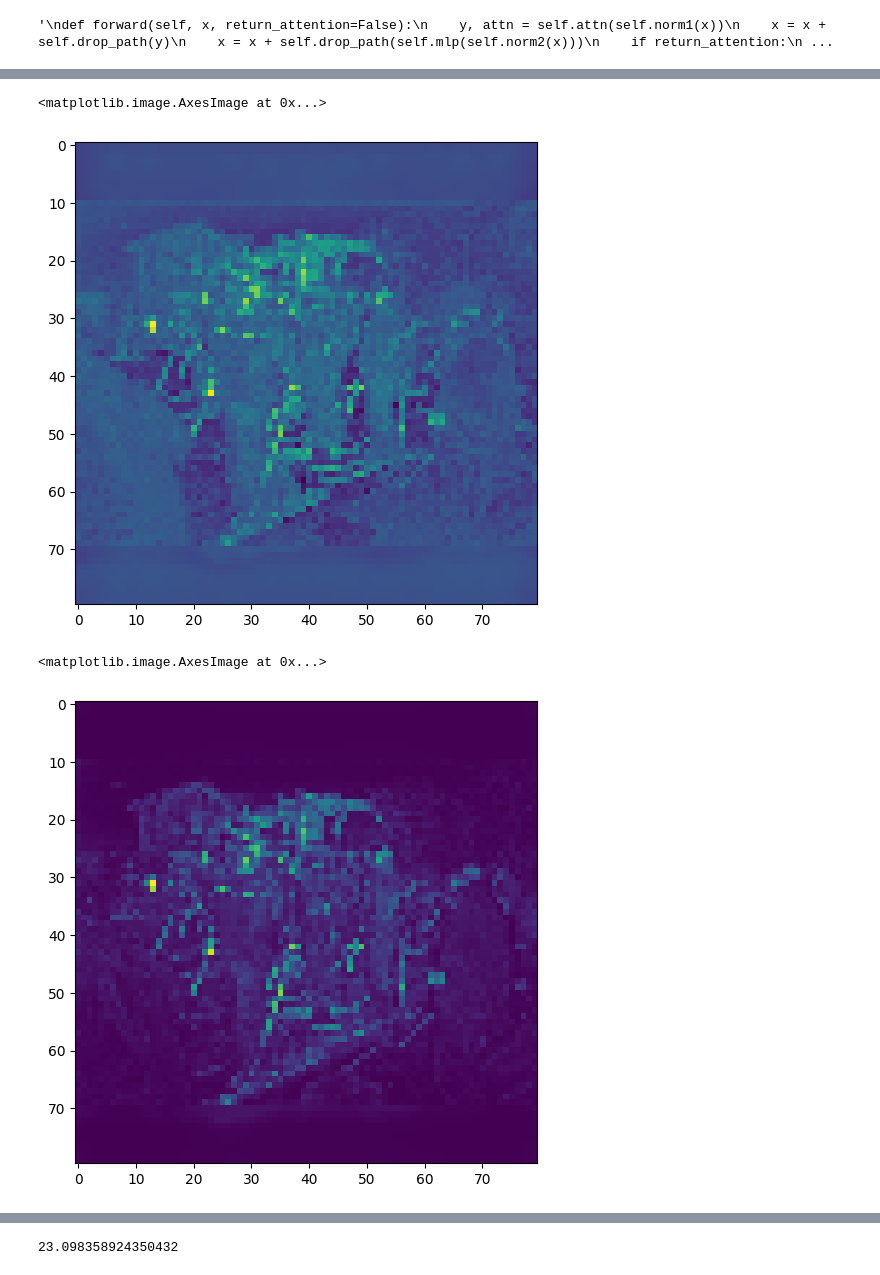
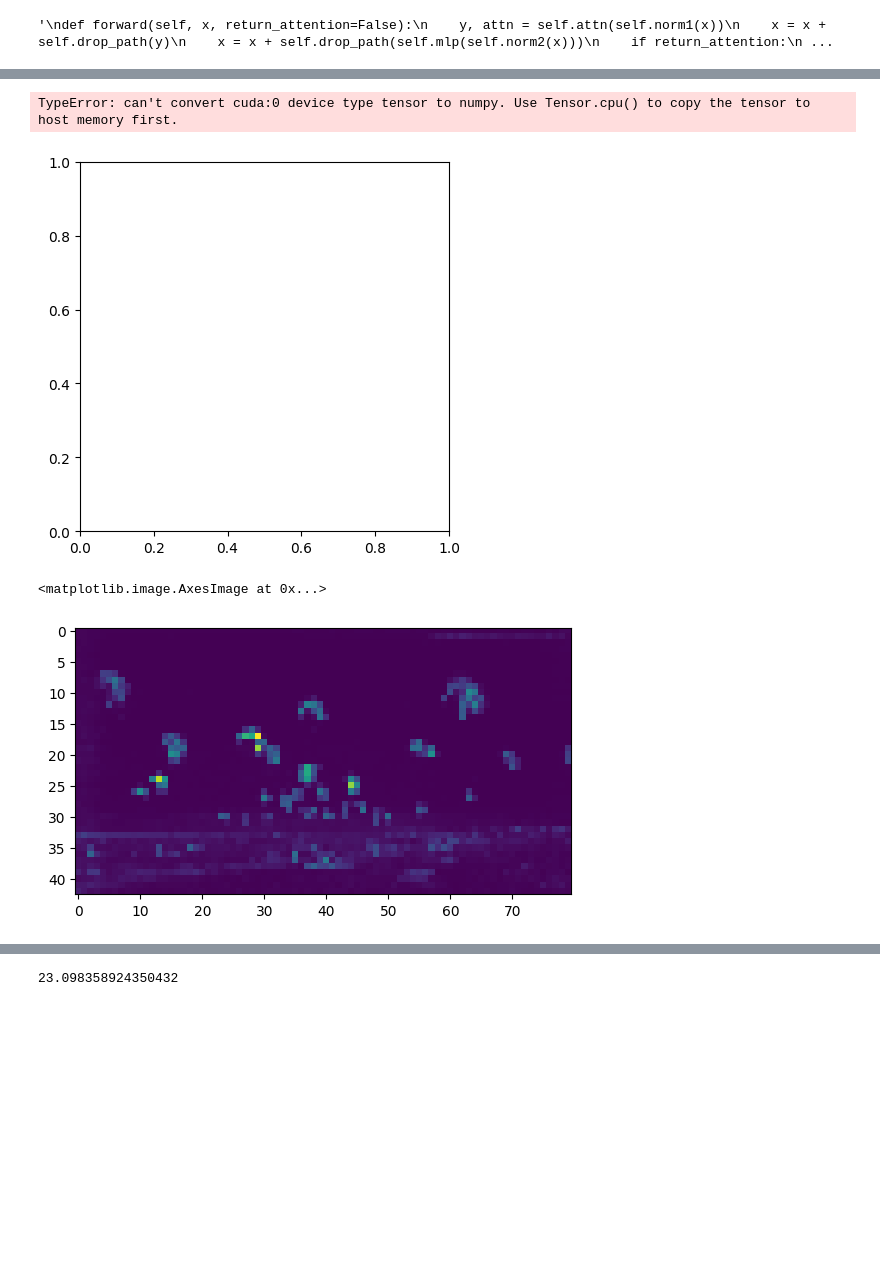
Before and after one commit to gkstlsgp3as/DETR_WSOD, a Jupyter notebook: tools/visualization_ref.ipynb, the cells around one changed output, grey strips where cells are left out. Cells and saved outputs as stored; diff of their text form; code cells hidden in the pictures; blank space fills up the shorter version.

```diff
--- a/tools/visualization_ref.ipynb
+++ b/tools/visualization_ref.ipynb
@@ -232,12 +232,15 @@ args.patch_size = 8 # patch size
 args.image_size = (640, 640) # input image size
 args.pretrained_weights = 'small_8patch.pth' # checkpoint path
 path = [
-    '/home/shhan/oicr/data/coco/images/val2017/000000397133.jpg', # birds
-
+    '/home/shhan/oicr/data/coco/images/train2017/000000386012.jpg', # kites
+    '/home/shhan/oicr/data/coco/images/train2017/000000000488.jpg', # baseball players
+    '/home/shhan/oicr/data/coco/images/train2017/000000000599.jpg', # cat
+    '/home/shhan/oicr/data/coco/images/train2017/000000000597.jpg', # elephants
+    '/home/shhan/oicr/data/coco/images/train2017/000000000722.jpg', # ballons
+    '/home/shhan/oicr/data/coco/images/train2017/000000000143.jpg', # birds
     #'/home/jeongwoo/data/dataset/imagenet/1K_dataset/train/n02708093/n02708093_141.JPEG', # imagenet, clock
-
 ]
-args.image_path = path[0] # single image path
+args.image_path = path[5] # single image path
 # %% [markdown]
 coco.im_dict
 {'license': 3,
@@ -483,13 +551,13 @@ def NormalizeTensor(data):
 # %%
 plt.imshow(0.7*NormalizeTensor(cls_attn)+0.3*NormalizeTensor(attn))
 # %% [output]
-<matplotlib.image.AxesImage at 0x...>
+TypeError: can't convert cuda:0 device type tensor to numpy. Use Tensor.cpu() to copy the tensor to host memory first.
-[figure, old version]
+[figure, new version]
 # %%
-plt.imshow(cls_attn)
+plt.imshow(cls_attn.cpu())
 # %% [output]
 <matplotlib.image.AxesImage at 0x...>
-[figure, old version]
+[figure, new version]
 # %%
 partitinoed = cv2.imread(root+'partitinoed.png')
 partitinoed = cv2.cvtColor(partitinoed, cv2.COLOR_BGR2RGB)
```
Also changed, not shown: parts of 23 cells of this notebook, 15 other files.
